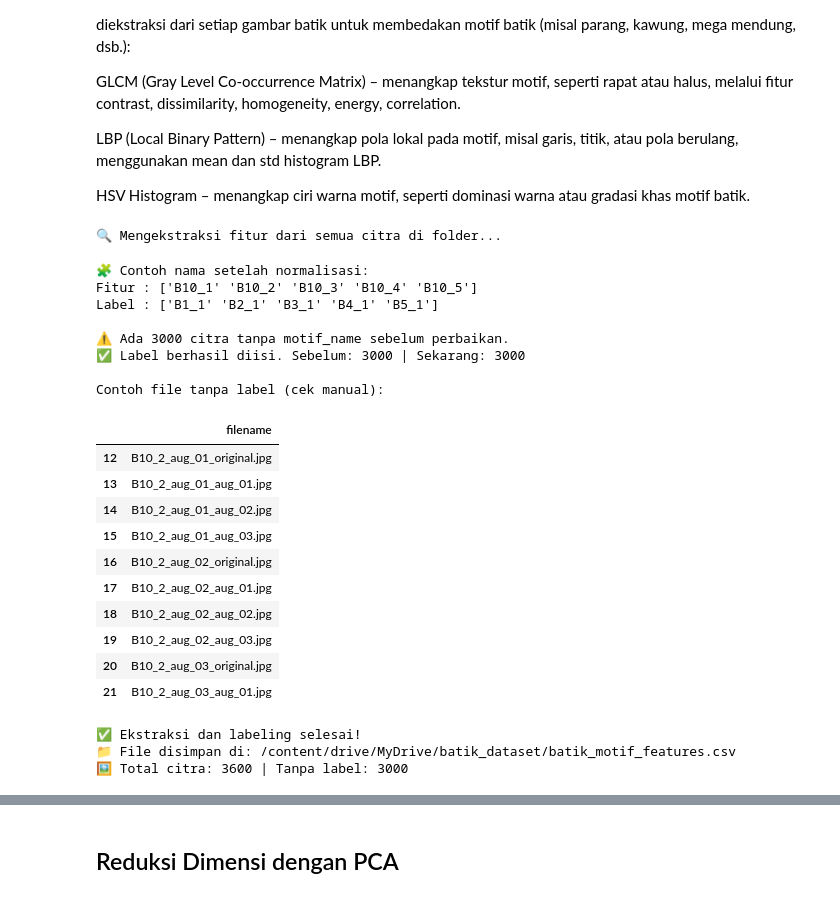
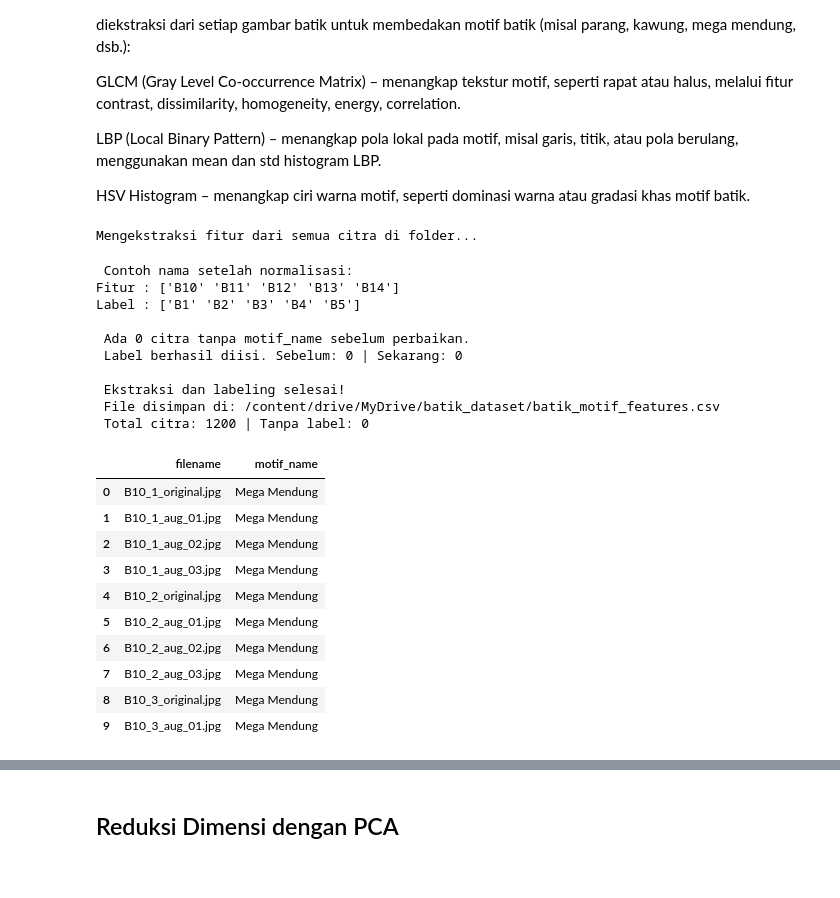
Before and after one commit to HanifFaishalH/Kuis2_KlasifikasiJenisBatik, a Jupyter notebook: Kuis2_Batik.ipynb, the cells around one changed output, grey strips where cells are left out. Drawn from its saved outputs; the diff is of its cells as text; code cells hidden in the pictures.

```diff
--- a/Kuis2_Batik.ipynb
+++ b/Kuis2_Batik.ipynb
@@ -24,7 +20,7 @@ from pathlib import Path
 from google.colab import files
 from tqdm import tqdm
 
-input_folder = ('/content/drive/MyDrive/batik_dataset/batik-augmentasi')
+input_folder = ('/content/drive/MyDrive/batik_dataset/Batik300')
 output_folder = ('/content/drive/MyDrive/batik_dataset/batik_aug')
 copies_per_image = 3
 img_size = 512
@@ -211,7 +236,7 @@ def extract_features(image_path):
 data = []
 filenames = []
 
-print("🔍 Mengekstraksi fitur dari semua citra di folder...")
+print("Mengekstraksi fitur dari semua citra di folder...")
 for file in tqdm(os.listdir(input_dir)):
     if file.lower().endswith(('.jpg', '.jpeg', '.png')):
         img_path = os.path.join(input_dir, file)
@@ -222,7 +247,7 @@ for file in tqdm(os.listdir(input_dir)):
 
 # === Jika tidak ada citra valid ===
 if len(data) == 0:
-    print("⚠️ Tidak ada citra valid di folder ini! Pastikan input_dir sudah benar.")
+    print("Tidak ada citra valid di folder ini! Pastikan input_dir sudah benar.")
 else:
     # === Buat DataFrame fitur ===
     columns = [
@@ -239,24 +264,23 @@ else:
     # === Fungsi normalisasi nama file ===
     def normalize_filename(name):
         """
-        Normalisasi nama agar konsisten:
-        - Hapus suffix _aug_01, _original, _orig, dll.
-        - Hapus ekstensi (.jpg, .png, dst.)
-        - Rapikan underscore ganda.
+        Normalisasi nama file dengan mengekstrak hanya ID Kelas utamanya.
+        Contoh:
+        - 'B10_2_original.jpg'  -> 'B10'
+        - 'B10_1.jpg'           -> 'B10'
+        - 'B23_1.jpg'           -> 'B23'
         """
-        name = os.path.basename(name)
-        name = re.sub(r'_aug[_-]?\d+', '', name, flags=re.IGNORECASE)
-        name = re.sub(r'_original|_orig', '', name, flags=re.IGNORECASE)
-        name = re.sub(r'\.jpg|\.jpeg|\.png', '', name, flags=re.IGNORECASE)
-        name = re.sub(r'__+', '_', name)
-        return name.strip()
+        match = re.match(r'(B\d+)', name, flags=re.IGNORECASE)
+        if match:
+            return match.group(1)
+        return name
 
     # === Normalisasi nama di kedua dataset ===
     features_df['base_name'] = features_df['filename'].apply(normalize_filename)
     labels_df['base_name'] = labels_df['filename'].apply(normalize_filename)
 
     # === Debug: tampilkan contoh perbandingan nama ===
-    print("\n🧩 Contoh nama setelah normalisasi:")
+    print("\n Contoh nama setelah normalisasi:")
     print("Fitur :", features_df['base_name'].unique()[:5])
     print("Label :", labels_df['base_name'].unique()[:5])
 
@@ -268,7 +292,7 @@ else:
 
     # === Cek data tanpa label ===
     missing_before = merged_df['motif_name'].isna().sum()
-    print(f"\n⚠️ Ada {missing_before} citra tanpa motif_name sebelum perbaikan.")
+    print(f"\n Ada {missing_before} citra tanpa motif_name sebelum perbaikan.")
 
     # === Fungsi fallback aman untuk isi label yang hilang ===
     def fill_label_safe(row):
@@ -286,55 +310,54 @@ else:
         for method, func in [
             ('exact', labels_df['base_name'] == key),
             ('startswith', labels_df['base_name'].str.startswith(key, na=False)),
             ('contains', labels_df['base_name'].str.contains(key, case=False, na=False))
         ]:
             cand = labels_df.loc[func, 'motif_batik']
             if not cand.empty:
                 return cand.iloc[0]
 
         return np.nan  # jika gagal ditemukan
 
     # Terapkan hanya pada baris yang belum punya label
     merged_df['motif_name'] = merged_df.apply(fill_label_safe, axis=1)
 
     # === Cek hasil akhir ===
     missing_after = merged_df['motif_name'].isna().sum()
-    print(f"✅ Label berhasil diisi. Sebelum: {missing_before} | Sekarang: {missing_after}")
+    print(f" Label berhasil diisi. Sebelum: {missing_before} | Sekarang: {missing_after}")
 
     # Tampilkan contoh jika masih ada yang kosong
     if missing_after > 0:
         print("\nContoh file tanpa label (cek manual):")
         display(merged_df[merged_df['motif_name'].isna()][['filename']].head(10))
 
     # === Simpan hasil ke CSV ===
     merged_df.to_csv(output_csv, index=False)
-    print(f"\n✅ Ekstraksi dan labeling selesai!")
-    print(f"📁 File disimpan di: {output_csv}")
-    print(f"🖼️ Total citra: {len(merged_df)} | Tanpa label: {missing_after}")
+    print(f"\n Ekstraksi dan labeling selesai!")
+    print(f" File disimpan di: {output_csv}")
+    print(f" Total citra: {len(merged_df)} | Tanpa label: {missing_after}")
 
     # Tampilkan contoh hasil akhir
     display(merged_df[['filename', 'motif_name']].head(10))
 # %% [output]
-🔍 Mengekstraksi fitur dari semua citra di folder...
+Mengekstraksi fitur dari semua citra di folder...
-🧩 Contoh nama setelah normalisasi:
-Fitur : ['B10_1' 'B10_2' 'B10_3' 'B10_4' 'B10_5']
-Label : ['B1_1' 'B2_1' 'B3_1' 'B4_1' 'B5_1']
+ Contoh nama setelah normalisasi:
+Fitur : ['B10' 'B11' 'B12' 'B13' 'B14']
+Label : ['B1' 'B2' 'B3' 'B4' 'B5']
 
-⚠️ Ada 3000 citra tanpa motif_name sebelum perbaikan.
-✅ Label berhasil diisi. Sebelum: 3000 | Sekarang: 3000
+ Ada 0 citra tanpa motif_name sebelum perbaikan.
+ Label berhasil diisi. Sebelum: 0 | Sekarang: 0
 
-Contoh file tanpa label (cek manual):
+ Ekstraksi dan labeling selesai!
+ File disimpan di: /content/drive/MyDrive/batik_dataset/batik_motif_features.csv
+ Total citra: 1200 | Tanpa label: 0
-|  | filename |
-| 12 | B10_2_aug_01_original.jpg |
-| 13 | B10_2_aug_01_aug_01.jpg |
-| 14 | B10_2_aug_01_aug_02.jpg |
-| 15 | B10_2_aug_01_aug_03.jpg |
-| 16 | B10_2_aug_02_original.jpg |
-| 17 | B10_2_aug_02_aug_01.jpg |
-| 18 | B10_2_aug_02_aug_02.jpg |
-| 19 | B10_2_aug_02_aug_03.jpg |
-| 20 | B10_2_aug_03_original.jpg |
-| 21 | B10_2_aug_03_aug_01.jpg |
+|  | filename | motif_name |
+| 0 | B10_1_original.jpg | Mega Mendung |
+| 1 | B10_1_aug_01.jpg | Mega Mendung |
+| 2 | B10_1_aug_02.jpg | Mega Mendung |
+| 3 | B10_1_aug_03.jpg | Mega Mendung |
+| 4 | B10_2_original.jpg | Mega Mendung |
+| 5 | B10_2_aug_01.jpg | Mega Mendung |
+| 6 | B10_2_aug_02.jpg | Mega Mendung |
+| 7 | B10_2_aug_03.jpg | Mega Mendung |
+| 8 | B10_3_original.jpg | Mega Mendung |
+| 9 | B10_3_aug_01.jpg | Mega Mendung |
-✅ Ekstraksi dan labeling selesai!
-📁 File disimpan di: /content/drive/MyDrive/batik_dataset/batik_motif_features.csv
-🖼️ Total citra: 3600 | Tanpa label: 3000
```
Also changed, not shown: parts of 6 cells of this notebook.
